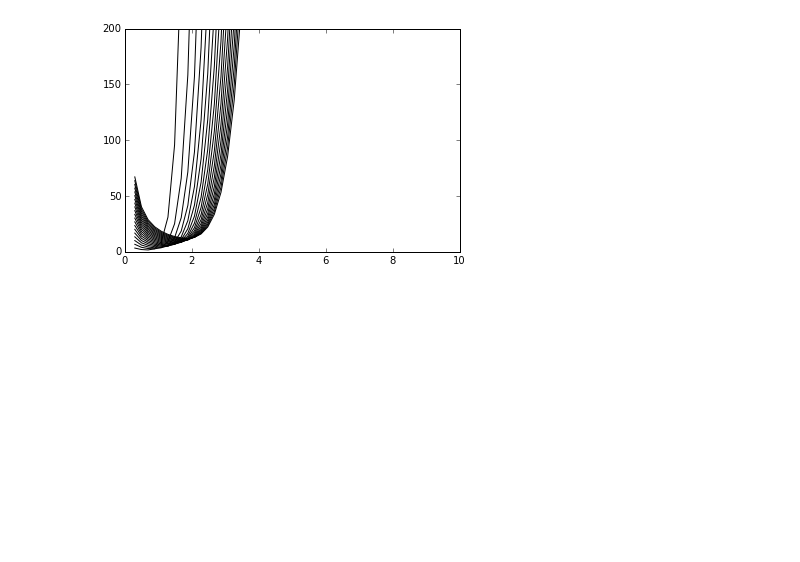
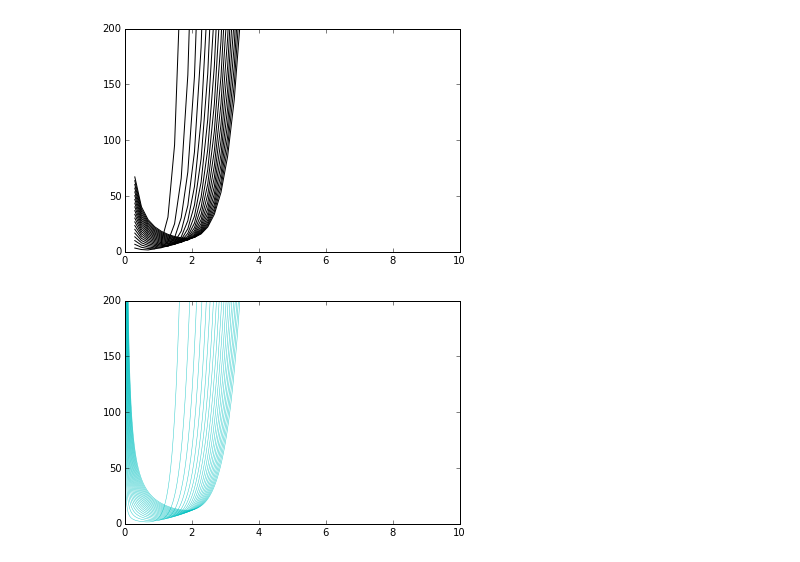
Before and after one commit to mhanami/envelope, a Jupyter notebook: STC(Homework1).ipynb, the cells around one changed output. Saved outputs shown, nothing was run; the diff lists cells and outputs as text; code cells hidden in the pictures; blank space fills up the shorter version.

```diff
--- a/STC(Homework1).ipynb
+++ b/STC(Homework1).ipynb
@@ -37,3 +80,30 @@ plt.show()
 #短期平均費用曲線　y=w*L/x+r*K/x
 # %% [output]
 [figure]
+# %%
+"""
+こちらも変更点は上と同じなので説明は省略
+"""
+%matplotlib inline
+from __future__ import division
+import matplotlib.pyplot as plt
+import numpy as np
+fig,ax=plt.subplots()
+x=np.linspace(10,0,1000,endpoint=False) # 変更点1
+plt.ylim(ymin=0)
+plt.ylim(ymax=200)
+for i in range(20):
+    y=4*x**8/(i+1)**2+(i+1)/x #短期平均費用曲線
+
+    """長期平均費用曲線が９X^２になるように考えてみました
+汎用性を持たせるための改変部のまとめ？は生産関数などの仮定した数字を一般式にしたものを
+書けばよいのでしょうか？よくわかっていません。。。"""
+
+    ax.plot(x,y,'c',linewidth=0.5,alpha=0.8) # 変更点2
+plt.show()
+
+# x=L**a*K**b　生産関数　L=労働投入量　K=資本投入量
+#短期費用曲線　wL+rK w=賃金率　r=レンタル率
+#短期平均費用曲線　y=w*L/x+r*K/x
+# %% [output]
+[figure, added]
```
Also changed, not shown: parts of 2 cells of this notebook.
